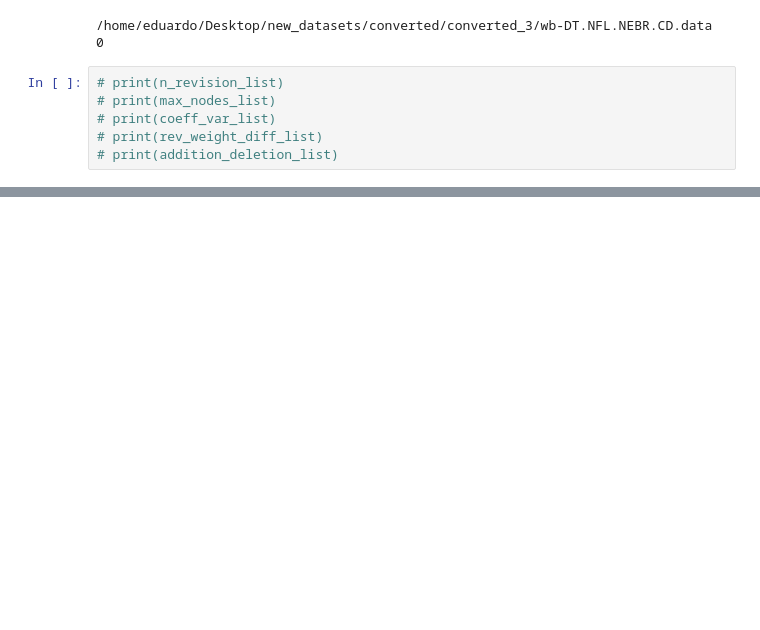
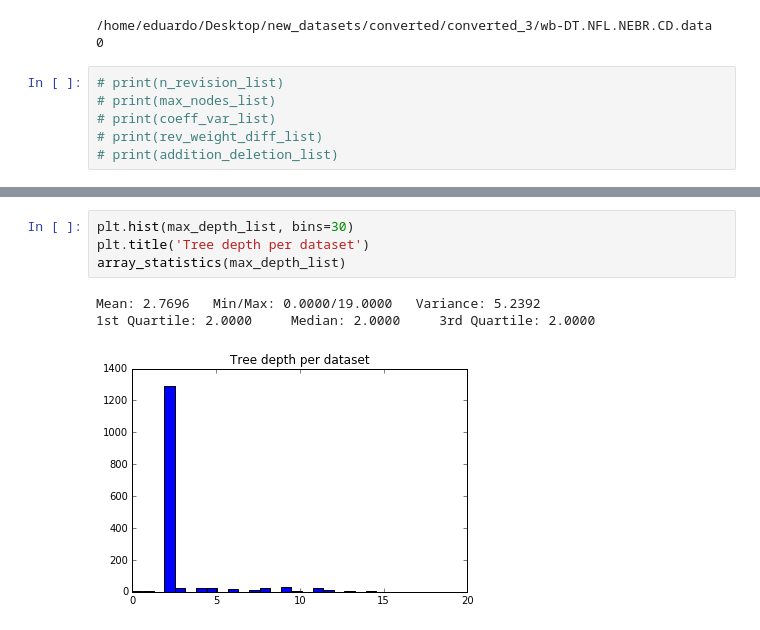
Before and after one commit to EduardoVernier/dataset-generator, a Jupyter notebook: DatasetStatistics/dataset-statistics.ipynb, the cells around one changed output, grey strips where cells are left out. Drawn from its saved outputs; the diff is of its cells as text; blank space fills up the shorter version.

```diff
--- a/DatasetStatistics/dataset-statistics.ipynb
+++ b/DatasetStatistics/dataset-statistics.ipynb
@@ -121,3 +122,11 @@ len(max_nodes_list)
+# %%
+plt.hist(max_depth_list, bins=30)
+plt.title('Tree depth per dataset')
+array_statistics(max_depth_list)
+# %% [output]
+Mean: 2.7696   Min/Max: 0.0000/19.0000   Variance: 5.2392
+1st Quartile: 2.0000     Median: 2.0000     3rd Quartile: 2.0000
+[figure, added]
 # %%
 plt.hist(rev_weight_diff_list, bins=30)
 plt.title('Sum of relative difference between consecutive cell revisions per revision')
```
Also changed, not shown: parts of 10 cells of this notebook, 1 other file.
